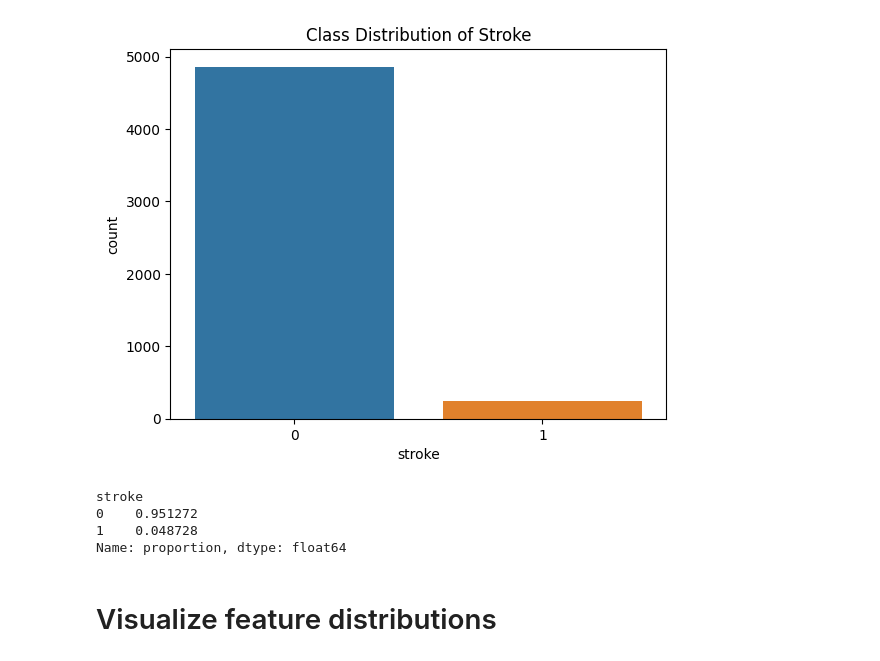
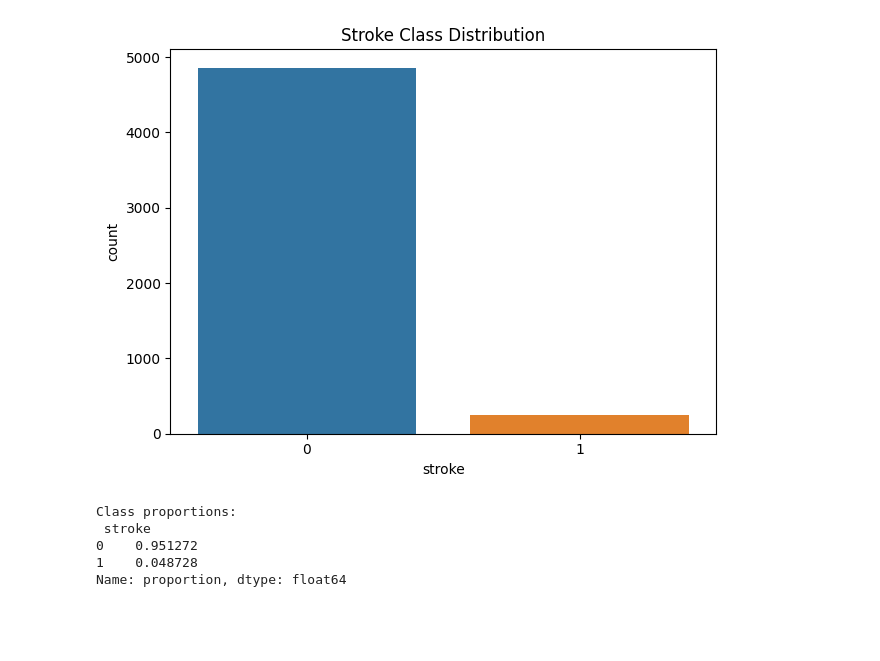
Before and after one commit to chloe0811/Stroke_Prediction, a Jupyter notebook: eda.ipynb, the cells around one changed output. Drawn from its saved outputs; the diff is of its cells as text; code cells hidden in the pictures; blank space fills up the shorter version.

```diff
--- a/eda.ipynb
+++ b/eda.ipynb
@@ -7,0 +1,21 @@ Warning: Looks like you're using an outdated `kagglehub` version, please conside
+# %%
+# 1. Load Packages
+import pandas as pd
+import seaborn as sns
+import matplotlib.pyplot as plt
+
+# Display plots inside notebook
+%matplotlib inline
+
+# 2. Load Cleaned Data
+df = pd.read_csv('/Users/sptsai/Documents/GitHub/Stroke_Prediction/stroke_data.csv')
+
+# Fill missing values
+df['bmi'] = df['bmi'].fillna(df['bmi'].mean())
+
+# 3. Basic Info and Summary
+print("Shape of dataset:", df.shape)
+print("\nColumn names:", df.columns.tolist())
+print("\nMissing values:\n", df.isnull().sum())
+print("\nData types:\n", df.dtypes)
+print("\nSummary statistics:\n", df.describe())
@@ -8,19 +40,17 @@ Warning: Looks like you're using an outdated `kagglehub` version, please conside
 # %%
-import seaborn as sns
-import matplotlib.pyplot as plt
-
-sns.countplot(data=df, x='stroke')
-plt.title("Class Distribution of Stroke")
+# 4. Check Class Imbalance
+sns.countplot(x='stroke', data=df)
+plt.title("Stroke Class Distribution")
+plt.tight_layout()
 plt.show()
 
-# Check ratio
-stroke_counts = df['stroke'].value_counts(normalize=True)
-print(stroke_counts)
+# Proportions
+stroke_proportions = df['stroke'].value_counts(normalize=True)
+print("Class proportions:\n", stroke_proportions)
 # %% [output]
-[figure, old version]
+[figure, new version]
-stroke
+Class proportions:
+ stroke
 0    0.951272
 1    0.048728
 Name: proportion, dtype: float64
-# %% [markdown]
-# Visualize feature distributions
```
Also changed, not shown: parts of 13 cells of this notebook, 1 other file.
